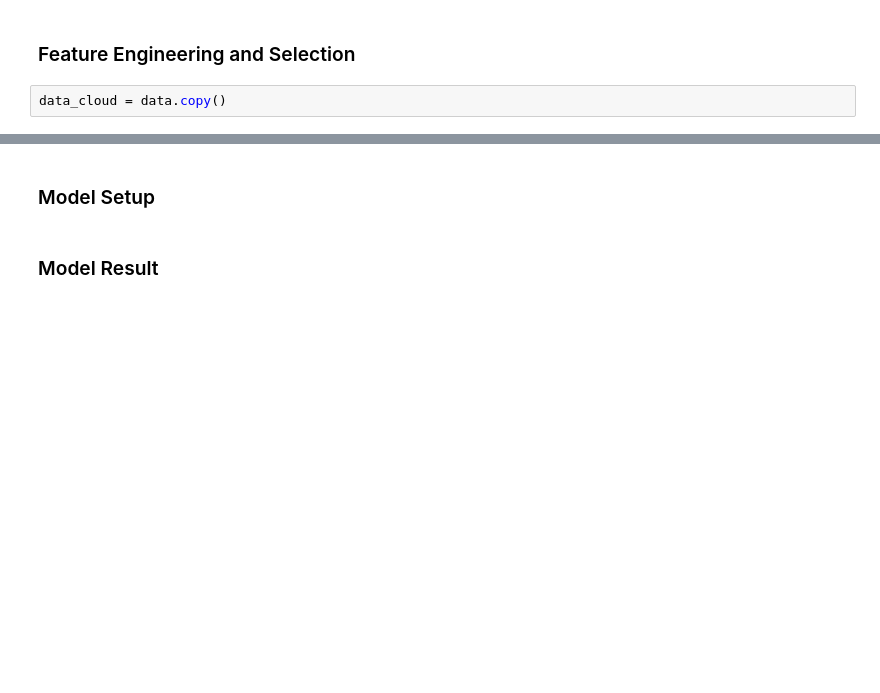
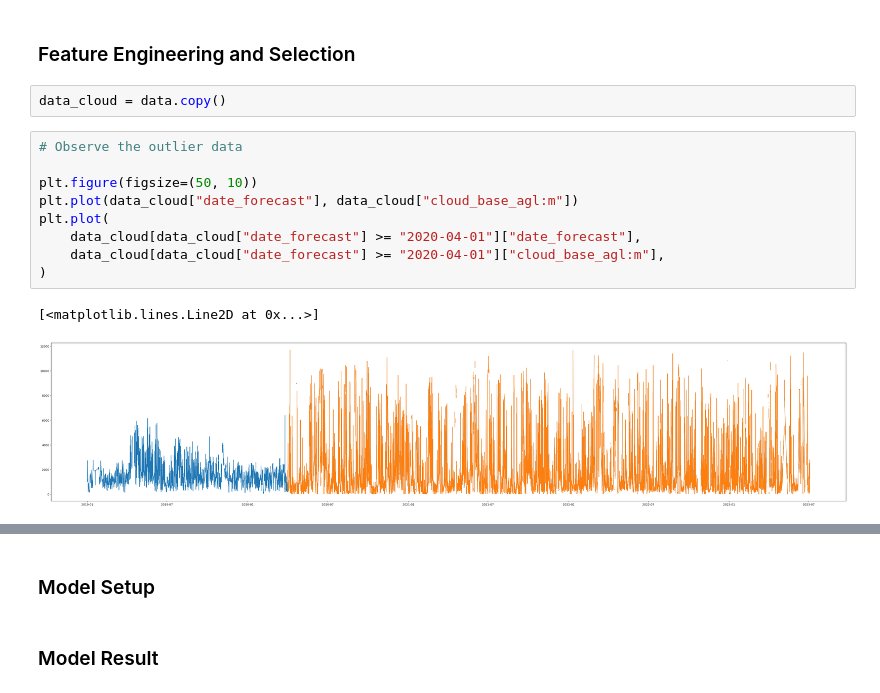
Before and after one commit to mathiasraa/tdt4173-forecasting, a Jupyter notebook: notebooks/modeling.ipynb, the cells around one changed output, grey strips where cells are left out. Cells and saved outputs as stored; diff of their text form; blank space fills up the shorter version.

```diff
--- a/notebooks/modeling.ipynb
+++ b/notebooks/modeling.ipynb
@@ -35,3 +38,15 @@ data_summer = data.copy()
 ### Feature Engineering and Selection
 # %%
 data_cloud = data.copy()
+# %%
+# Observe the outlier data
+
+plt.figure(figsize=(50, 10))
+plt.plot(data_cloud["date_forecast"], data_cloud["cloud_base_agl:m"])
+plt.plot(
+    data_cloud[data_cloud["date_forecast"] >= "2020-04-01"]["date_forecast"],
+    data_cloud[data_cloud["date_forecast"] >= "2020-04-01"]["cloud_base_agl:m"],
+)
+# %% [output]
+[<matplotlib.lines.Line2D at 0x...>]
+[figure, added]
```
Also changed, not shown: parts of 4 cells of this notebook.
